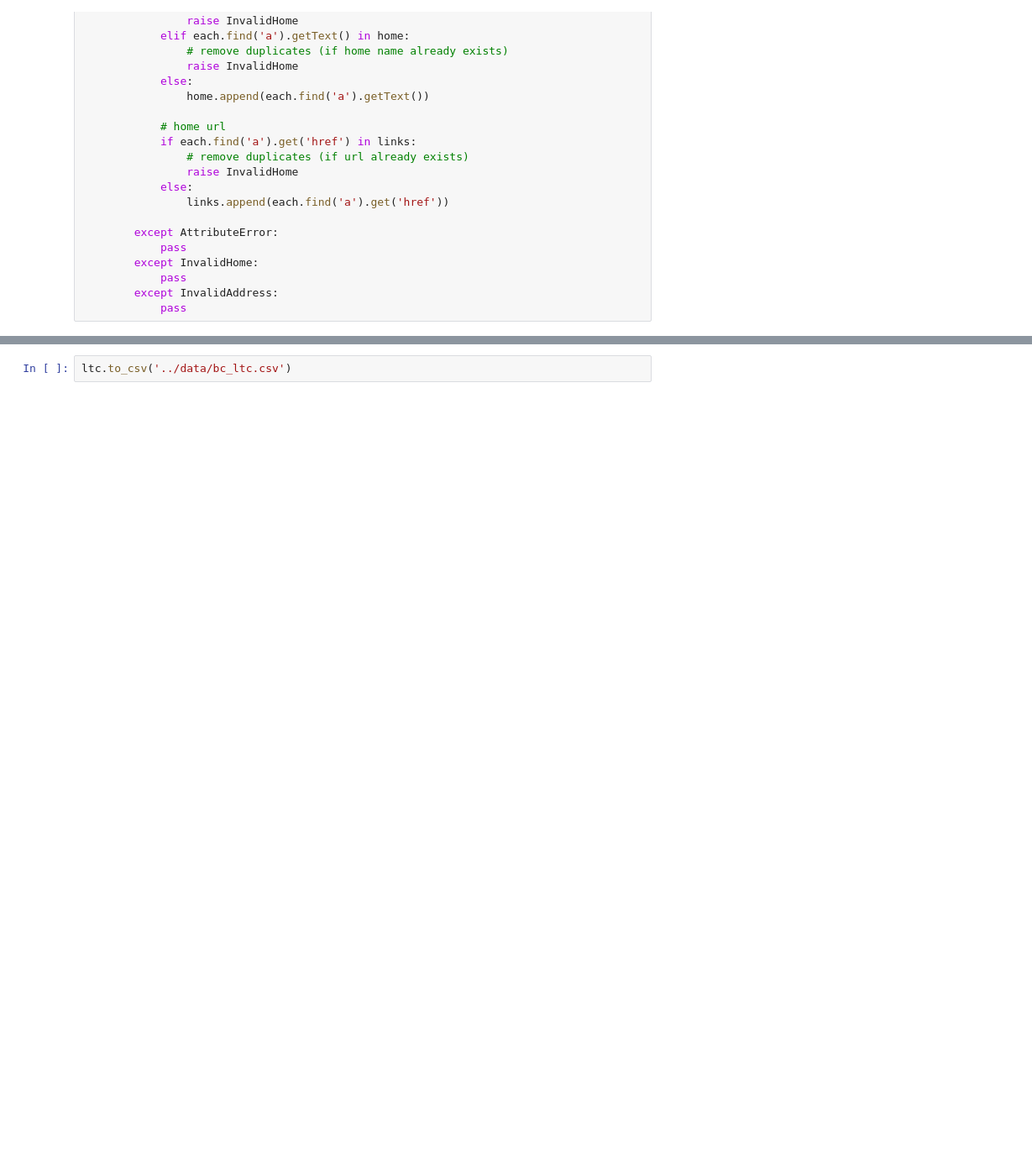
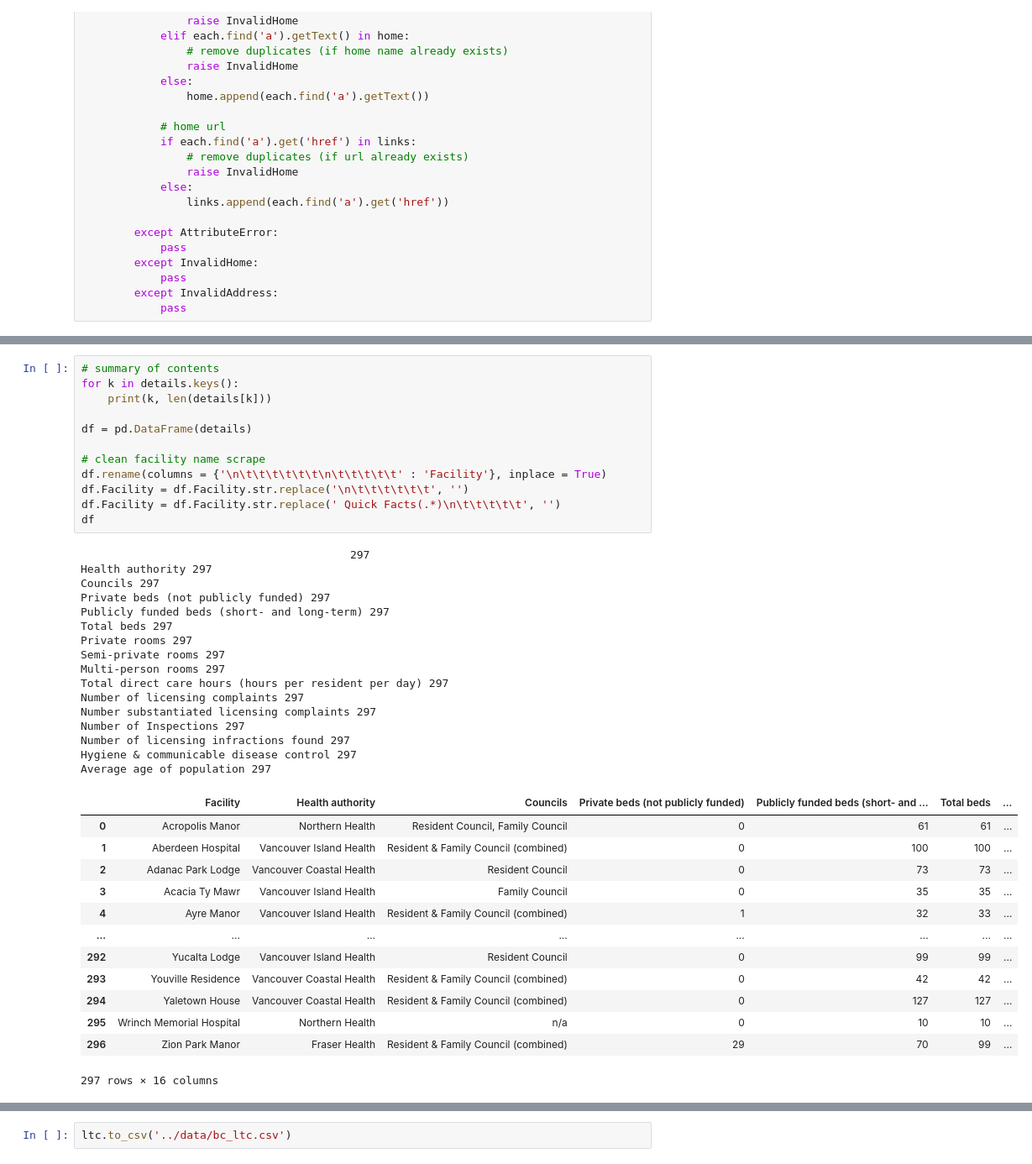
Before and after one commit to nganlyle/wrangle_covid, a Jupyter notebook: wrangling/BC-COVID.ipynb, the cells around one changed output, grey strips where cells are left out. Shown: that part at 84% size. Cells and saved outputs as stored; diff of their text form; blank space fills up the shorter version.

```diff
--- a/wrangling/BC-COVID.ipynb
+++ b/wrangling/BC-COVID.ipynb
@@ -143,0 +236,42 @@ ltc
+# %%
+# summary of contents
+for k in details.keys():
+    print(k, len(details[k]))
+
+df = pd.DataFrame(details)
+
+# clean facility name scrape
+df.rename(columns = {'\n\t\t\t\t\t\t\n\t\t\t\t\t' : 'Facility'}, inplace = True)
+df.Facility = df.Facility.str.replace('\n\t\t\t\t\t\t', '')
+df.Facility = df.Facility.str.replace(' Quick Facts(.*)\n\t\t\t\t\t', '')
+df
+# %% [output]
+                                         297
+Health authority 297
+Councils 297
+Private beds (not publicly funded) 297
+Publicly funded beds (short- and long-term) 297
+Total beds 297
+Private rooms 297
+Semi-private rooms 297
+Multi-person rooms 297
+Total direct care hours (hours per resident per day) 297
+Number of licensing complaints 297
+Number substantiated licensing complaints 297
+Number of Inspections 297
+Number of licensing infractions found 297
+Hygiene & communicable disease control 297
+Average age of population 297
+|  | Facility | Health authority | Councils | Private beds (not publicly funded) | Publicly funded beds (short- and ... | Total beds | ... |
+| 0 | Acropolis Manor | Northern Health | Resident Council, Family Council | 0 | 61 | 61 | ... |
+| 1 | Aberdeen Hospital | Vancouver Island Health | Resident & Family Council (combined) | 0 | 100 | 100 | ... |
+| 2 | Adanac Park Lodge | Vancouver Coastal Health | Resident Council | 0 | 73 | 73 | ... |
+| 3 | Acacia Ty Mawr | Vancouver Island Health | Family Council | 0 | 35 | 35 | ... |
+| 4 | Ayre Manor | Vancouver Island Health | Resident & Family Council (combined) | 1 | 32 | 33 | ... |
+| ... | ... | ... | ... | ... | ... | ... | ... |
+| 292 | Yucalta Lodge | Vancouver Island Health | Resident Council | 0 | 99 | 99 | ... |
+| 293 | Youville Residence | Vancouver Coastal Health | Resident & Family Council (combined) | 0 | 42 | 42 | ... |
+| 294 | Yaletown House | Vancouver Coastal Health | Resident & Family Council (combined) | 0 | 127 | 127 | ... |
+| 295 | Wrinch Memorial Hospital | Northern Health | n/a | 0 | 10 | 10 | ... |
+| 296 | Zion Park Manor | Fraser Health | Resident & Family Council (combined) | 29 | 70 | 99 | ... |
+297 rows × 16 columns
```
Also changed, not shown: parts of 33 cells of this notebook, 5 other files.
